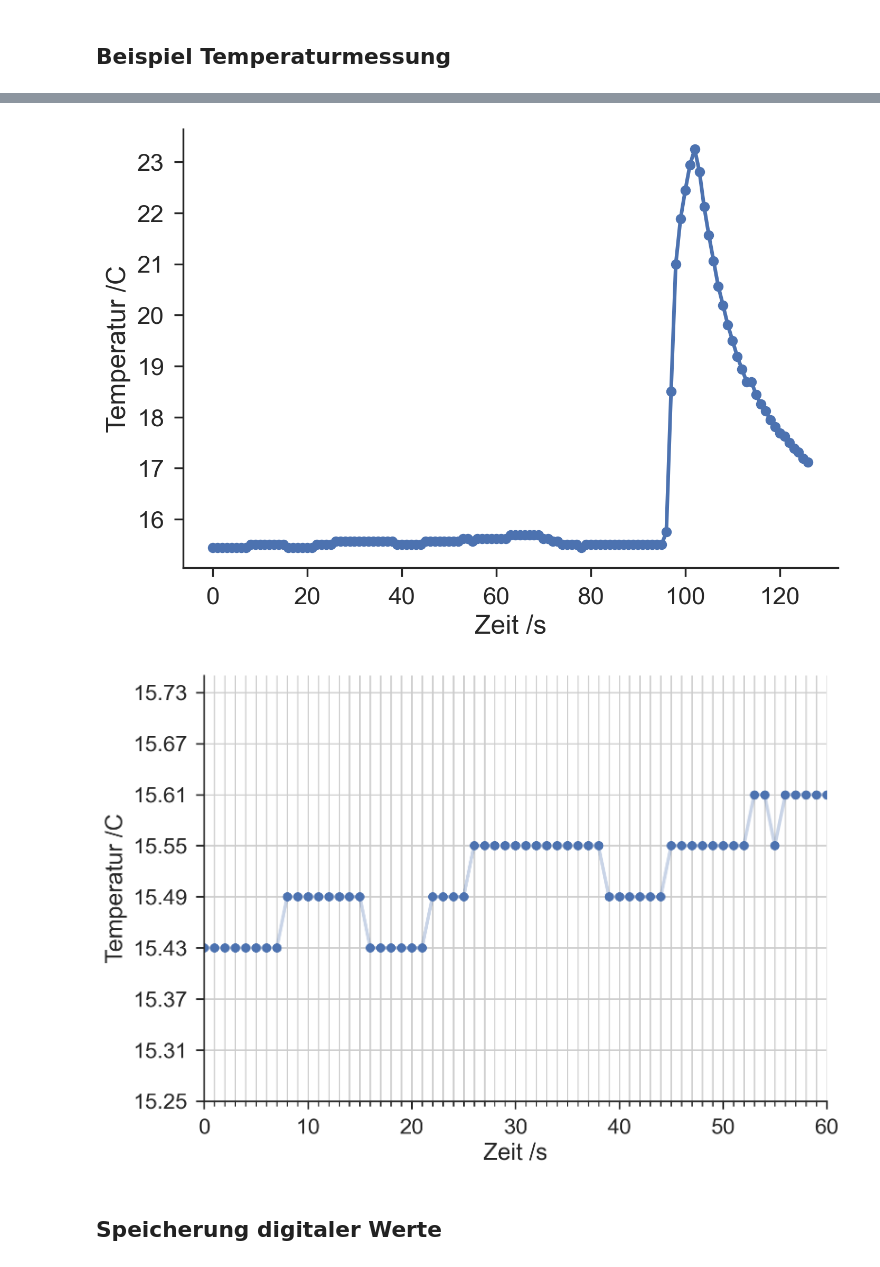
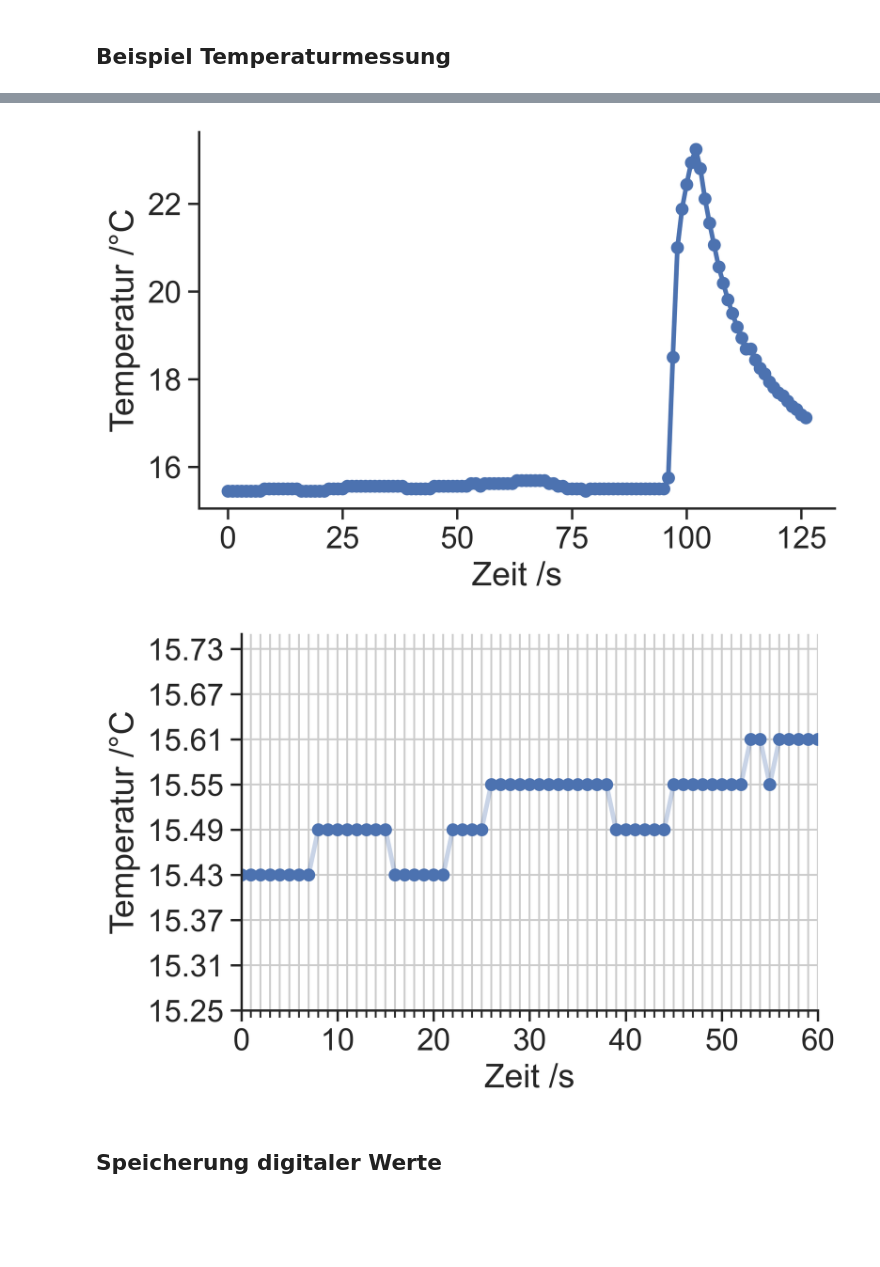
Before and after one commit to lu-kas/Vorlesung_Ingenieurinformatik, a Jupyter notebook: Content/Script/01_computer/012_digitale_informationen.ipynb, the cells around one changed output, grey strips where cells are left out. Saved outputs shown, nothing was run; the diff lists cells and outputs as text; code cells hidden in the pictures; blank space fills up the shorter version.

```diff
--- a/Content/Script/01_computer/012_digitale_informationen.ipynb
+++ b/Content/Script/01_computer/012_digitale_informationen.ipynb
@@ -15,7 +15,7 @@ Um aus analogen Werten, z.B. aus einem Experiment, digitale Werte für die Auswe
 Folgende Abbildung zeigt ein Beispiel für die Umwandlung eines analogen Signals (blaue Kurve) in ein digitales (rote Punkte). Hier ist das Abtastintervall im Zeit- und Wertbereich jeweils Eins, in der Abbildung durch das graue Gitter veranschaulicht. Damit kann die vom ADC Folge von Werten nur Punkte auf dem Gitter enthalten.
 # %%
 import matplotlib as mpl
-mpl.rcParams['figure.dpi']= 200
+mpl.rcParams['figure.dpi']= 400
 
 import matplotlib.pyplot as plt
 
@@ -103,37 +103,39 @@ temp_delta = temp_range / temp_n
 plt.plot(temp_data)
 plt.scatter(time_data, temp_data)
 plt.xlabel('Zeit /s')
-plt.ylabel('Temperatur /C')
+plt.ylabel('Temperatur /\u00B0C')
 sns.despine()
+plt.tight_layout()
 plt.savefig('./bilder/temperatur_digital_all.png')
 plt.show()
 plt.clf()
 
 xmajor_ticks = np.arange(0, 61, 10)
 xminor_ticks = np.arange(0, 61, 1)
 ymajor_ticks = np.arange(15.25, 15.75, 0.06)
 yminor_ticks = np.arange(15.25, 15.75, 0.06)
 
 ax = plt.gca()
 
 ax.set_xticks(xmajor_ticks)
 ax.set_xticks(xminor_ticks, minor=True)
 ax.set_yticks(ymajor_ticks)
 ax.set_yticks(yminor_ticks, minor=True)
 plt.tight_layout()
 plt.grid(which='both')
 
 plt.plot(temp_data - 0.01, alpha=0.3)
 plt.scatter(time_data, temp_data - 0.01)
 plt.xlabel('Zeit /s')
-plt.ylabel('Temperatur /C')
+plt.ylabel('Temperatur /\u00B0C')
 plt.xlim([0,60])
 plt.ylim([15.25, 15.75])
 sns.despine()
+plt.tight_layout()
 plt.savefig('./bilder/temperatur_digital_zoom.png')
 # %% [output]
-[figure, old version]
+[figure, new version]
-[figure, old version]
+[figure, new version]
 # %% [markdown]
 ## Speicherung digitaler Werte
 # %% [markdown]
```
Also changed, not shown: parts of 1 cell of this notebook, 3 other files.
